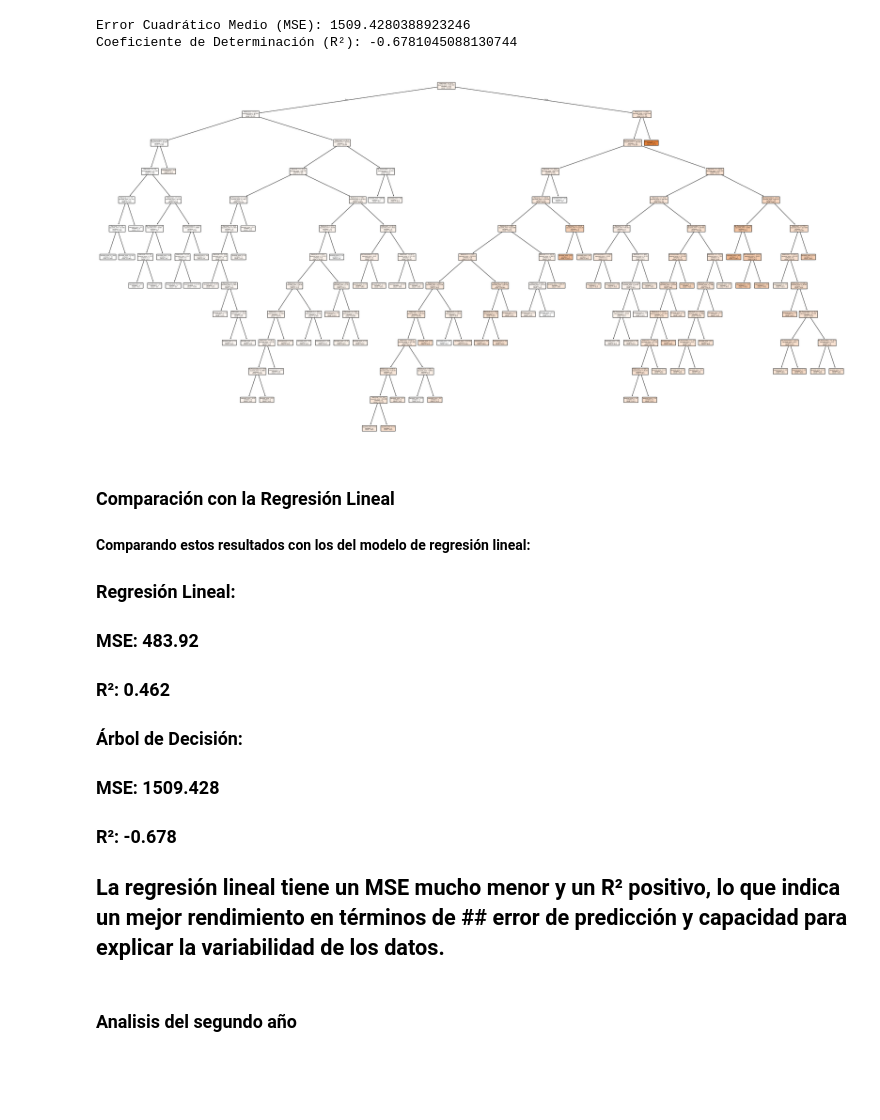
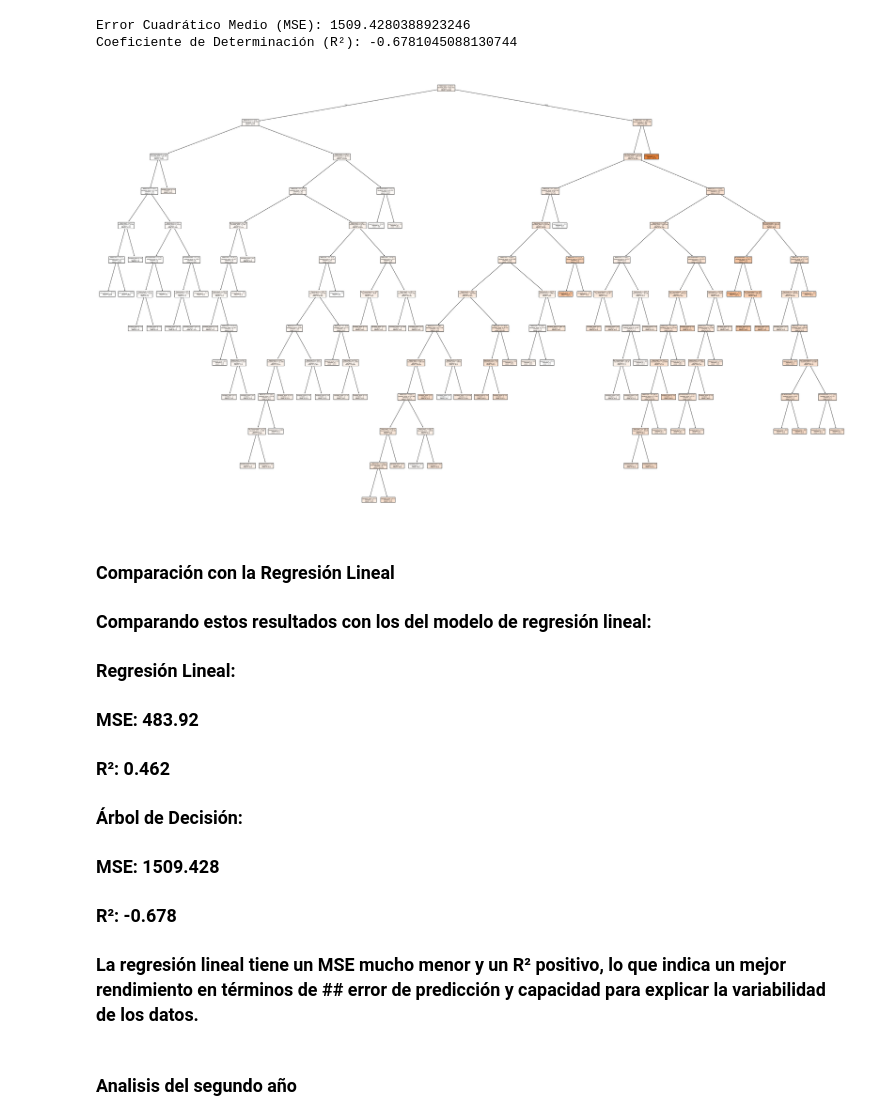
Before and after one commit to lucasgab2010/tpfinal_AA, a Jupyter notebook: notebooks/tpaagg.ipynb, the cells around one changed output. Saved outputs shown, nothing was run; the diff lists cells and outputs as text; code cells hidden in the pictures; blank space fills up the shorter version.

```diff
--- a/notebooks/tpaagg.ipynb
+++ b/notebooks/tpaagg.ipynb
@@ -683,22 +707,21 @@ Coeficiente de Determinación (R²): -0.6781045088130744
 # %%
 import matplotlib.pyplot as plt
 from sklearn.tree import plot_tree
 
 # Visualizar el árbol de decisión
-plt.figure(figsize=(40,20))
+plt.figure(figsize=(50,30))
 plot_tree(tree_model, feature_names=['Matrícula.1', 'No Promovidos.1'], filled=True)
 plt.show()
 # %% [output]
-[figure, old version]
+[figure, new version]
 # %% [markdown]
 ### Comparación con la Regresión Lineal
-#### Comparando estos resultados con los del modelo de regresión lineal:
-
+### Comparando estos resultados con los del modelo de regresión lineal:
 ### Regresión Lineal:
 ### MSE: 483.92
 ### R²: 0.462
 ### Árbol de Decisión:
 ### MSE: 1509.428
 ### R²: -0.678
-## La regresión lineal tiene un MSE mucho menor y un R² positivo, lo que indica un mejor rendimiento en términos de ## error de predicción y capacidad para explicar la variabilidad de los datos.
+### La regresión lineal tiene un MSE mucho menor y un R² positivo, lo que indica un mejor rendimiento en términos de ## error de predicción y capacidad para explicar la variabilidad de los datos.
 # %% [markdown]
```
Also changed, not shown: parts of 27 cells of this notebook.
